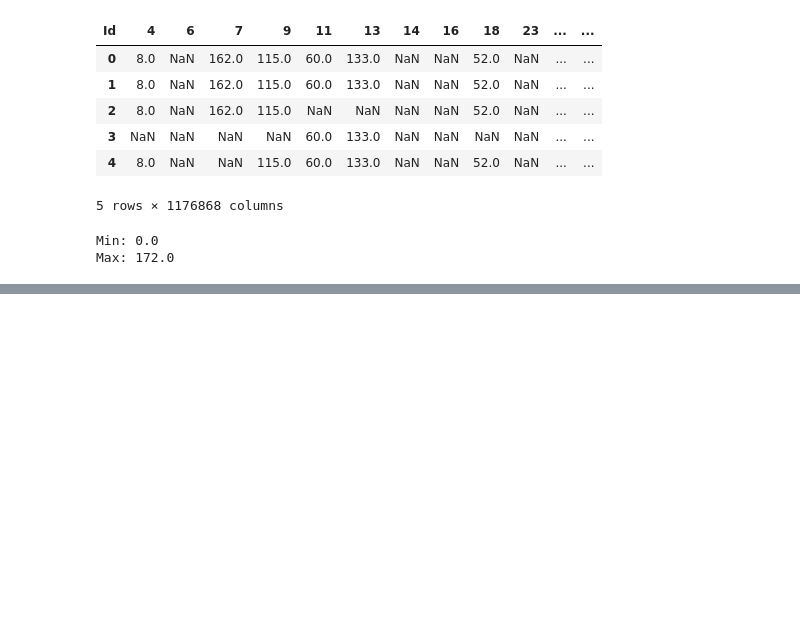
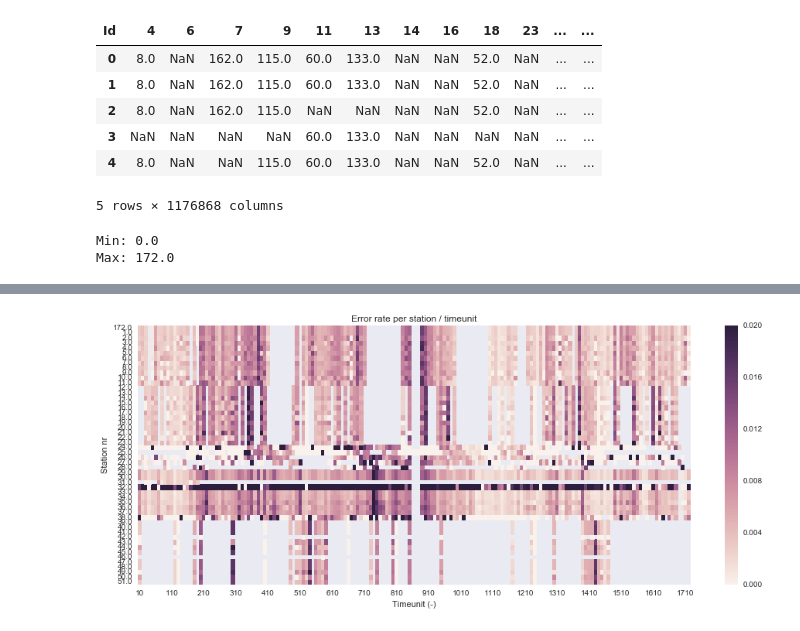
Before and after one commit to Laurae2/Bosch, a Jupyter notebook: eda_date.ipynb, the cells around one changed output, grey strips where cells are left out. Saved outputs shown, nothing was run; the diff lists cells and outputs as text; code cells hidden in the pictures; blank space fills up the shorter version.

```diff
--- a/eda_date.ipynb
+++ b/eda_date.ipynb
@@ -507,12 +490,14 @@ filename = 'eda_date_error_rate_matrix_tm_{}_V0'.format(time_window)
 # %%
 df.to_csv(os.path.join(const.DATA_PATH, filename + '.csv'), index_col='station_nr')
 # %%
-plt.figure(figsize=(16,8))
-ax = sns.heatmap(df.T, vmax=0.02)
-ax.set_xlabel('Station nr')
-ax.set_ylabel('Timeunit (-)')
+plt.figure(figsize=(16,6))
+ax = sns.heatmap(df, vmax=0.02, xticklabels=10)
+ax.set_ylabel('Station nr')
+ax.set_xlabel('Timeunit (-)')
 ax.set_title('Error rate per station / timeunit')
 plt.savefig(os.path.join(const.DATA_PATH,  filename + '.png'.format(time_window)))
+# %% [output]
+[figure, added]
 # %%
 meta = {'script': 'eda_date.ipnb',
         'description': {'rows': 'station_number',
```
Also changed, not shown: parts of 6 cells of this notebook, 4 other files.
